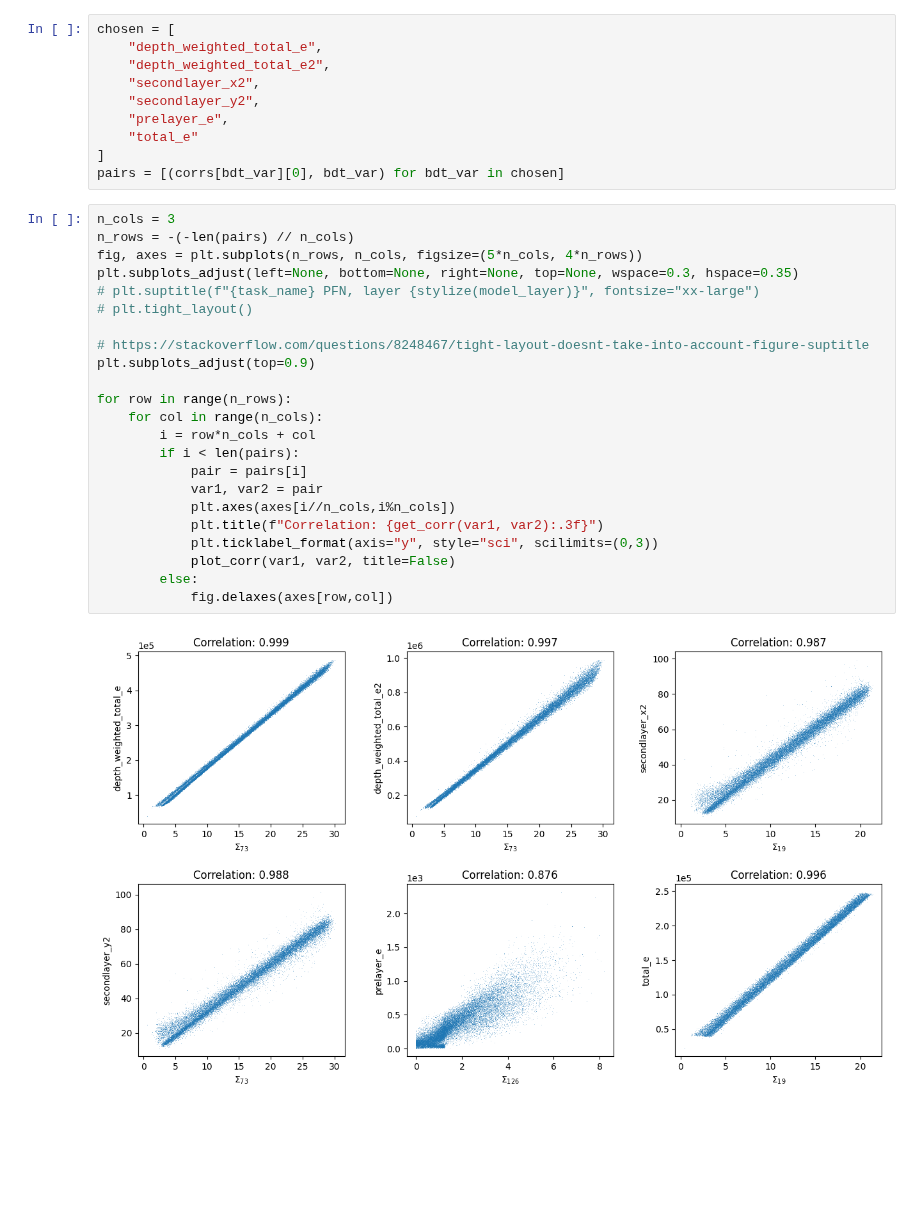
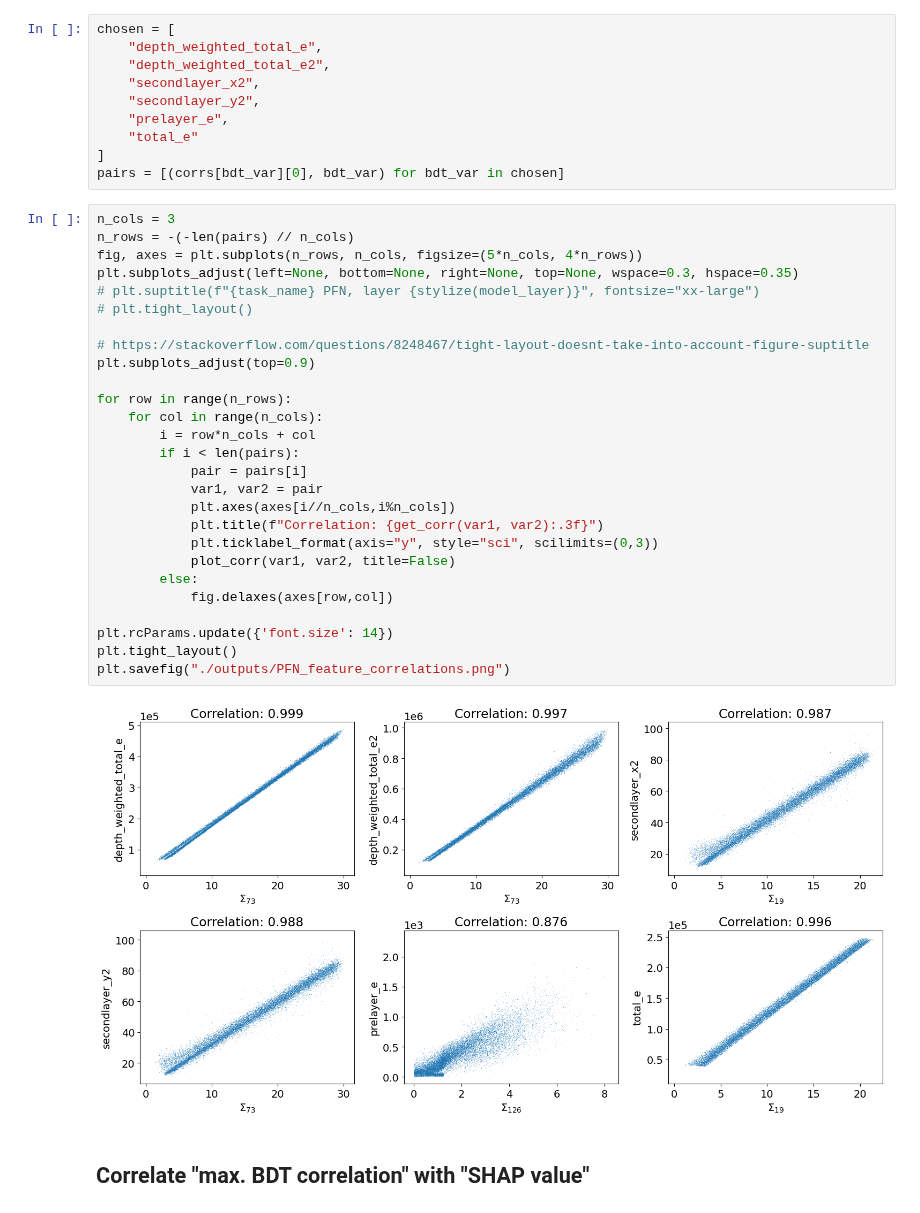
Before and after one commit to womogenes/photon-jet, a Jupyter notebook: final_evaluate/pfn_feature_analysis/correlations.ipynb, the cells around one changed output. Cells and saved outputs as stored; diff of their text form; blank space fills up the shorter version.

```diff
--- a/final_evaluate/pfn_feature_analysis/correlations.ipynb
+++ b/final_evaluate/pfn_feature_analysis/correlations.ipynb
@@ -139,25 +139,31 @@ pairs = [(corrs[bdt_var][0], bdt_var) for bdt_var in chosen]
 # %%
 n_cols = 3
 n_rows = -(-len(pairs) // n_cols)
 fig, axes = plt.subplots(n_rows, n_cols, figsize=(5*n_cols, 4*n_rows))
 plt.subplots_adjust(left=None, bottom=None, right=None, top=None, wspace=0.3, hspace=0.35)
 # plt.suptitle(f"{task_name} PFN, layer {stylize(model_layer)}", fontsize="xx-large")
 # plt.tight_layout()
 
 # https://stackoverflow.com/questions/8248467/tight-layout-doesnt-take-into-account-figure-suptitle
 plt.subplots_adjust(top=0.9)
 
 for row in range(n_rows):
     for col in range(n_cols):
         i = row*n_cols + col
         if i < len(pairs):
             pair = pairs[i]
             var1, var2 = pair
             plt.axes(axes[i//n_cols,i%n_cols])
             plt.title(f"Correlation: {get_corr(var1, var2):.3f}")
             plt.ticklabel_format(axis="y", style="sci", scilimits=(0,3))
             plot_corr(var1, var2, title=False)
         else:
             fig.delaxes(axes[row,col])
+
+plt.rcParams.update({'font.size': 14})
+plt.tight_layout()
+plt.savefig("./outputs/PFN_feature_correlations.png")
 # %% [output]
-[figure, old version]
+[figure, new version]
+# %% [markdown]
+## Correlate "max. BDT correlation" with "SHAP value"
```
Also changed, not shown: parts of 6 cells of this notebook, 4 other files.
